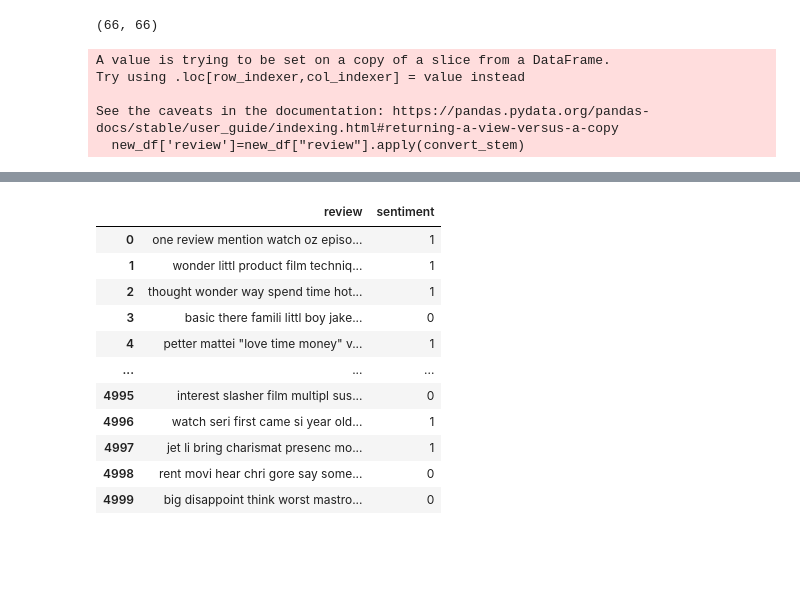
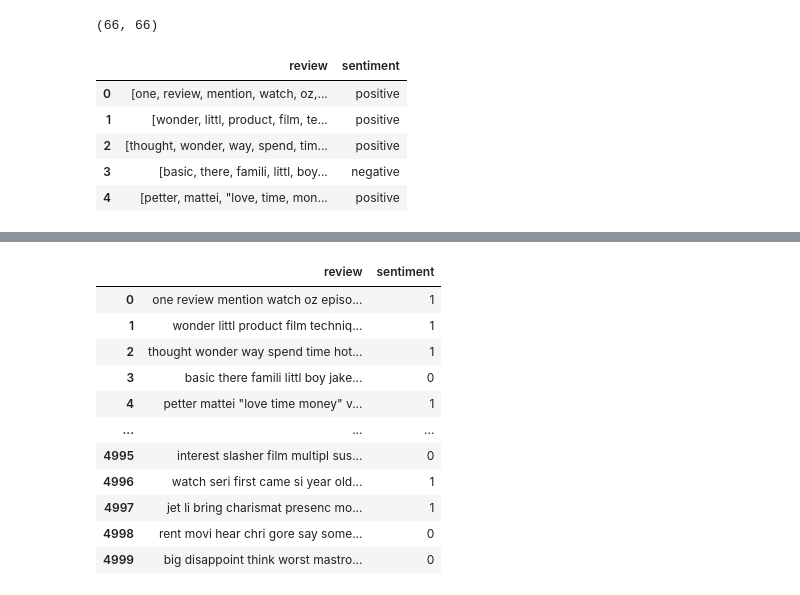
Before and after one commit to Deepika081/ml-learning-journey, a Jupyter notebook: Sentimental_Analysis_Naive_Bayes.ipynb, the cells around one changed output, grey strips where cells are left out. Saved outputs shown, nothing was run; the diff lists cells and outputs as text; code cells hidden in the pictures; blank space fills up the shorter version.

```diff
--- a/Sentimental_Analysis_Naive_Bayes.ipynb
+++ b/Sentimental_Analysis_Naive_Bayes.ipynb
@@ -211,11 +223,18 @@ temp = convert_stem(new_df.iloc[3].review)
 len(new_df.iloc[3].review), len(temp)
 # %% [output]
 (66, 66)
+# %%
+stemmed_df = pd.DataFrame()
 # %%
-new_df['review']=new_df["review"].apply(convert_stem)
+stemmed_df['review']=new_df["review"].apply(convert_stem)
-# %% [output]
-A value is trying to be set on a copy of a slice from a DataFrame.
-Try using .loc[row_indexer,col_indexer] = value instead
-
-See the caveats in the documentation: https://pandas.pydata.org/pandas-docs/stable/user_guide/indexing.html#returning-a-view-versus-a-copy
-  new_df['review']=new_df["review"].apply(convert_stem)
+# %%
+stemmed_df['sentiment'] = new_df['sentiment']
+# %%
+stemmed_df.head()
+# %% [output]
+|  | review | sentiment |
+| 0 | [one, review, mention, watch, oz,... | positive |
+| 1 | [wonder, littl, product, film, te... | positive |
+| 2 | [thought, wonder, way, spend, tim... | positive |
+| 3 | [basic, there, famili, littl, boy... | negative |
+| 4 | [petter, mattei, "love, time, mon... | positive |
```
Also changed, not shown: parts of 73 cells of this notebook.
